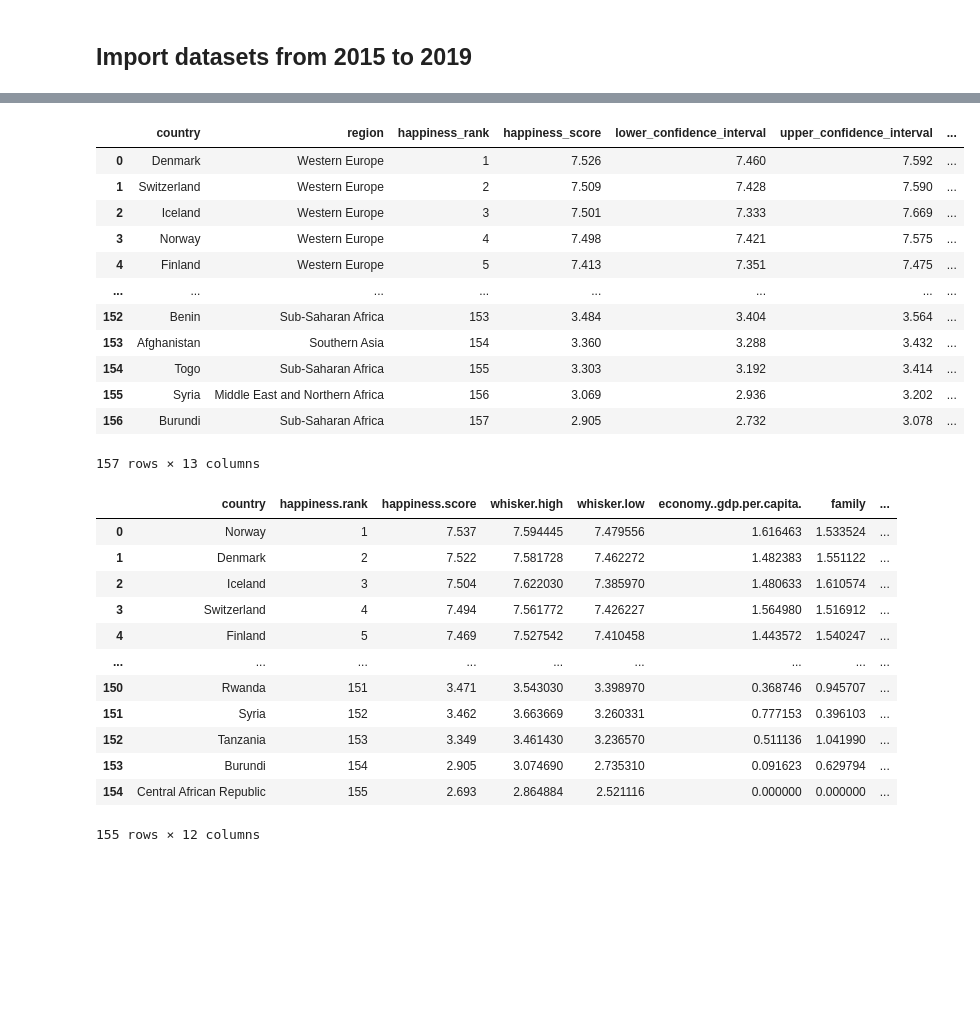
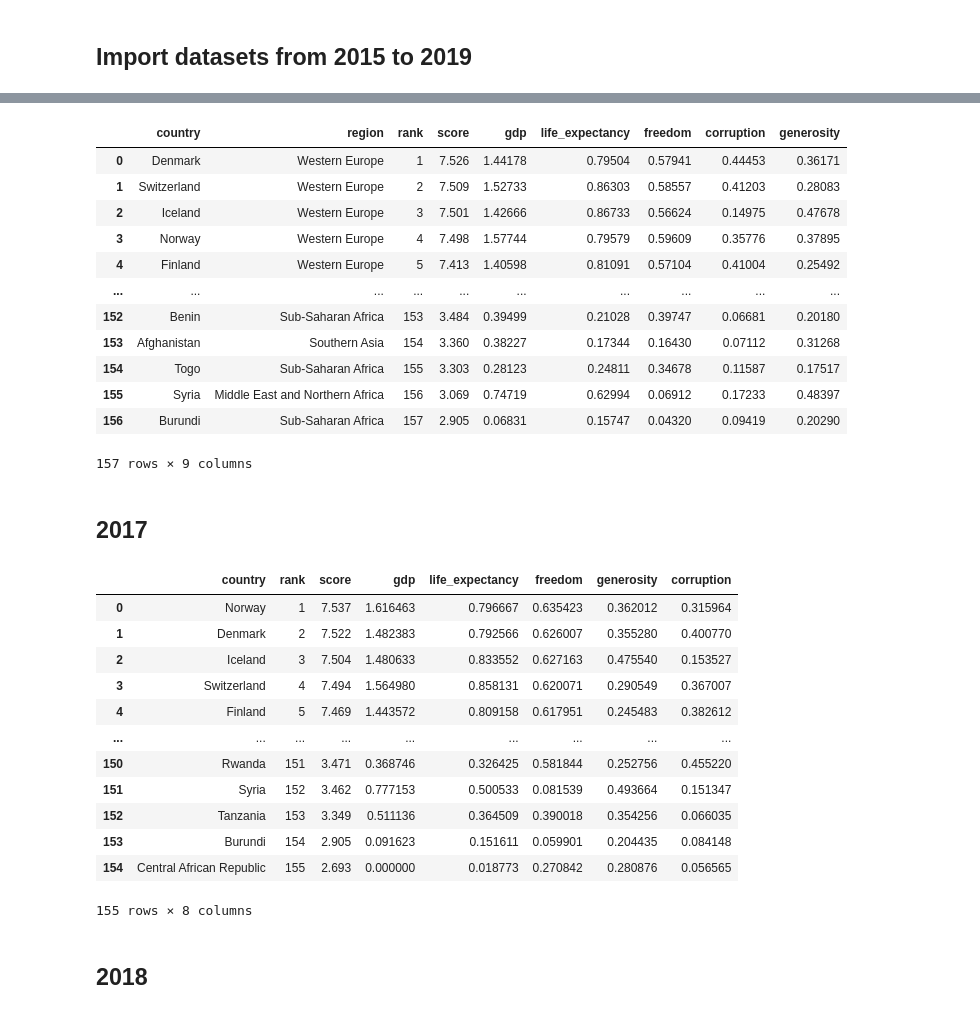
Before and after one commit to bruhu/sql-from-data-to-insight, a Jupyter notebook: notebooks/brus-notebook.ipynb, the cells around one changed output, grey strips where cells are left out. Drawn from its saved outputs; the diff is of its cells as text; code cells hidden in the pictures; blank space fills up the shorter version.

```diff
--- a/notebooks/brus-notebook.ipynb
+++ b/notebooks/brus-notebook.ipynb
@@ -107,4 +23,5 @@ def standardize_col_names(df):
     df.columns = df.columns.str.strip()
     df.columns = df.columns.str.lower()
     df.columns = df.columns.str.replace(' ', '_')
+    df.columns = df.columns.str.replace('.', '_')
     return df
@@ -130,36 +51,44 @@ df15
 # %%
 standardize_col_names(df16)
+df16 = df16.drop(columns=['lower_confidence_interval', 'upper_confidence_interval', 'family', 'dystopia_residual'])
+df16.rename(columns={'happiness_rank': 'rank', 'happiness_score': 'score', 'economy_(gdp_per_capita)':'gdp', 'social_support':'support', 'health_(life_expectancy)':'life_expectancy','freedom_to_make_life_choices':'freedom','trust_(government_corruption)':'corruption'}, inplace=True)
 df16
 # %% [output]
-|  | country | region | happiness_rank | happiness_score | lower_confidence_interval | upper_confidence_interval | ... |
-| 0 | Denmark | Western Europe | 1 | 7.526 | 7.460 | 7.592 | ... |
-| 1 | Switzerland | Western Europe | 2 | 7.509 | 7.428 | 7.590 | ... |
-| 2 | Iceland | Western Europe | 3 | 7.501 | 7.333 | 7.669 | ... |
-| 3 | Norway | Western Europe | 4 | 7.498 | 7.421 | 7.575 | ... |
-| 4 | Finland | Western Europe | 5 | 7.413 | 7.351 | 7.475 | ... |
-| ... | ... | ... | ... | ... | ... | ... | ... |
-| 152 | Benin | Sub-Saharan Africa | 153 | 3.484 | 3.404 | 3.564 | ... |
-| 153 | Afghanistan | Southern Asia | 154 | 3.360 | 3.288 | 3.432 | ... |
-| 154 | Togo | Sub-Saharan Africa | 155 | 3.303 | 3.192 | 3.414 | ... |
-| 155 | Syria | Middle East and Northern Africa | 156 | 3.069 | 2.936 | 3.202 | ... |
-| 156 | Burundi | Sub-Saharan Africa | 157 | 2.905 | 2.732 | 3.078 | ... |
+|  | country | region | rank | score | gdp | life_expectancy | freedom | corruption | generosity |
+| 0 | Denmark | Western Europe | 1 | 7.526 | 1.44178 | 0.79504 | 0.57941 | 0.44453 | 0.36171 |
+| 1 | Switzerland | Western Europe | 2 | 7.509 | 1.52733 | 0.86303 | 0.58557 | 0.41203 | 0.28083 |
+| 2 | Iceland | Western Europe | 3 | 7.501 | 1.42666 | 0.86733 | 0.56624 | 0.14975 | 0.47678 |
+| 3 | Norway | Western Europe | 4 | 7.498 | 1.57744 | 0.79579 | 0.59609 | 0.35776 | 0.37895 |
+| 4 | Finland | Western Europe | 5 | 7.413 | 1.40598 | 0.81091 | 0.57104 | 0.41004 | 0.25492 |
+| ... | ... | ... | ... | ... | ... | ... | ... | ... | ... |
+| 152 | Benin | Sub-Saharan Africa | 153 | 3.484 | 0.39499 | 0.21028 | 0.39747 | 0.06681 | 0.20180 |
+| 153 | Afghanistan | Southern Asia | 154 | 3.360 | 0.38227 | 0.17344 | 0.16430 | 0.07112 | 0.31268 |
+| 154 | Togo | Sub-Saharan Africa | 155 | 3.303 | 0.28123 | 0.24811 | 0.34678 | 0.11587 | 0.17517 |
+| 155 | Syria | Middle East and Northern Africa | 156 | 3.069 | 0.74719 | 0.62994 | 0.06912 | 0.17233 | 0.48397 |
+| 156 | Burundi | Sub-Saharan Africa | 157 | 2.905 | 0.06831 | 0.15747 | 0.04320 | 0.09419 | 0.20290 |
-157 rows × 13 columns
+157 rows × 9 columns
+# %% [markdown]
+## 2017
 # %%
 standardize_col_names(df17)
+df17 = df17.drop(columns=['whisker_high', 'whisker_low', 'family', 'dystopia_residual'])
+df17.rename(columns={'happiness_rank': 'rank', 'happiness_score': 'score', 'economy__gdp_per_capita_':'gdp', 'social_support':'support', 'health__life_expectancy_':'life_expectancy','freedom_to_make_life_choices':'freedom','trust__government_corruption_':'corruption'}, inplace=True)
 df17
 # %% [output]
-|  | country | happiness.rank | happiness.score | whisker.high | whisker.low | economy..gdp.per.capita. | family | ... |
-| 0 | Norway | 1 | 7.537 | 7.594445 | 7.479556 | 1.616463 | 1.533524 | ... |
-| 1 | Denmark | 2 | 7.522 | 7.581728 | 7.462272 | 1.482383 | 1.551122 | ... |
-| 2 | Iceland | 3 | 7.504 | 7.622030 | 7.385970 | 1.480633 | 1.610574 | ... |
-| 3 | Switzerland | 4 | 7.494 | 7.561772 | 7.426227 | 1.564980 | 1.516912 | ... |
-| 4 | Finland | 5 | 7.469 | 7.527542 | 7.410458 | 1.443572 | 1.540247 | ... |
+|  | country | rank | score | gdp | life_expectancy | freedom | generosity | corruption |
+| 0 | Norway | 1 | 7.537 | 1.616463 | 0.796667 | 0.635423 | 0.362012 | 0.315964 |
+| 1 | Denmark | 2 | 7.522 | 1.482383 | 0.792566 | 0.626007 | 0.355280 | 0.400770 |
+| 2 | Iceland | 3 | 7.504 | 1.480633 | 0.833552 | 0.627163 | 0.475540 | 0.153527 |
+| 3 | Switzerland | 4 | 7.494 | 1.564980 | 0.858131 | 0.620071 | 0.290549 | 0.367007 |
+| 4 | Finland | 5 | 7.469 | 1.443572 | 0.809158 | 0.617951 | 0.245483 | 0.382612 |
 | ... | ... | ... | ... | ... | ... | ... | ... | ... |
-| 150 | Rwanda | 151 | 3.471 | 3.543030 | 3.398970 | 0.368746 | 0.945707 | ... |
-| 151 | Syria | 152 | 3.462 | 3.663669 | 3.260331 | 0.777153 | 0.396103 | ... |
-| 152 | Tanzania | 153 | 3.349 | 3.461430 | 3.236570 | 0.511136 | 1.041990 | ... |
-| 153 | Burundi | 154 | 2.905 | 3.074690 | 2.735310 | 0.091623 | 0.629794 | ... |
-| 154 | Central African Republic | 155 | 2.693 | 2.864884 | 2.521116 | 0.000000 | 0.000000 | ... |
+| 150 | Rwanda | 151 | 3.471 | 0.368746 | 0.326425 | 0.581844 | 0.252756 | 0.455220 |
+| 151 | Syria | 152 | 3.462 | 0.777153 | 0.500533 | 0.081539 | 0.493664 | 0.151347 |
+| 152 | Tanzania | 153 | 3.349 | 0.511136 | 0.364509 | 0.390018 | 0.354256 | 0.066035 |
+| 153 | Burundi | 154 | 2.905 | 0.091623 | 0.151611 | 0.059901 | 0.204435 | 0.084148 |
+| 154 | Central African Republic | 155 | 2.693 | 0.000000 | 0.018773 | 0.270842 | 0.280876 | 0.056565 |
-155 rows × 12 columns
+155 rows × 8 columns
+# %% [markdown]
+## 2018
 # %%
 standardize_col_names(df18)
```
Also changed, not shown: parts of 14 cells of this notebook.
